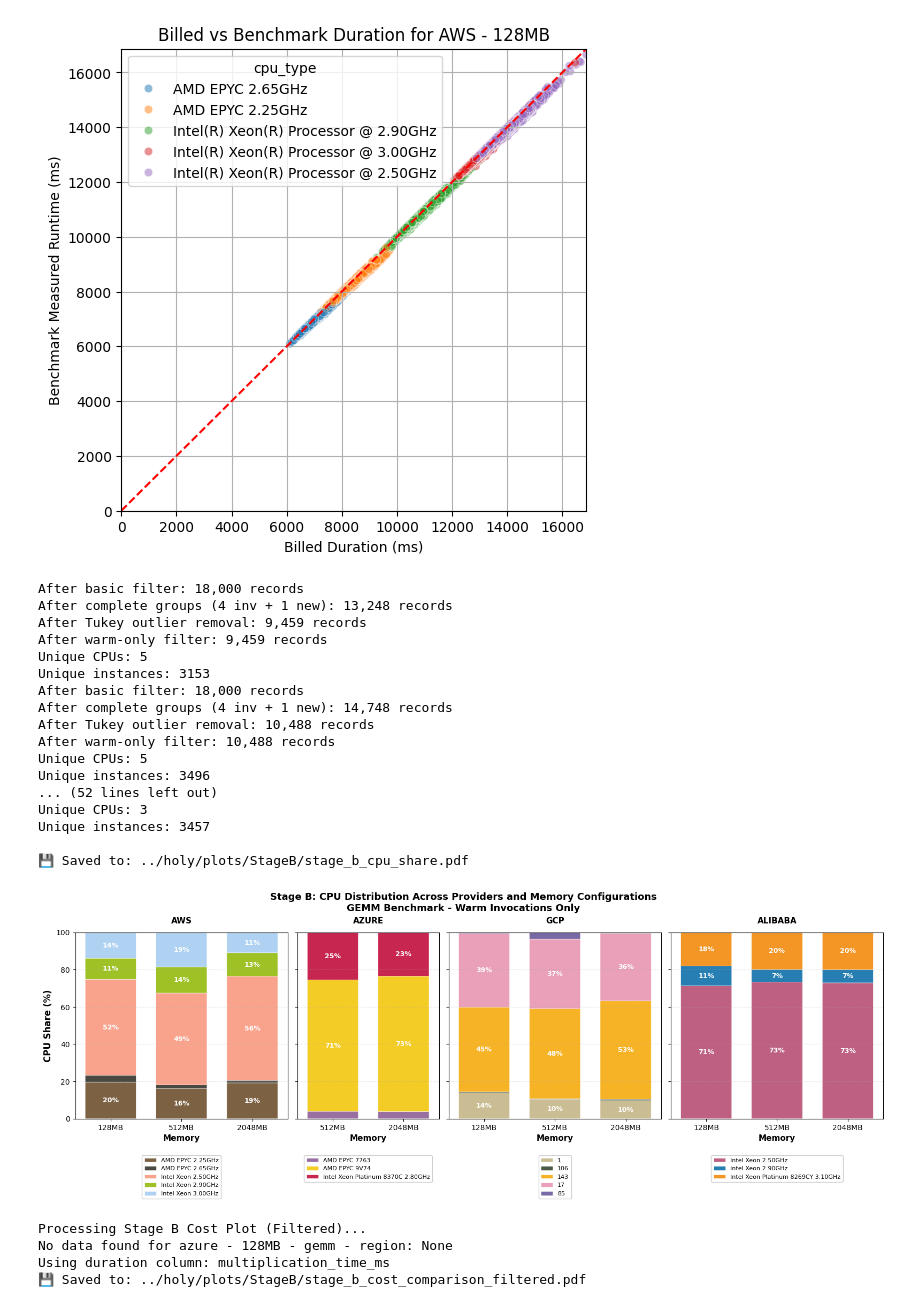
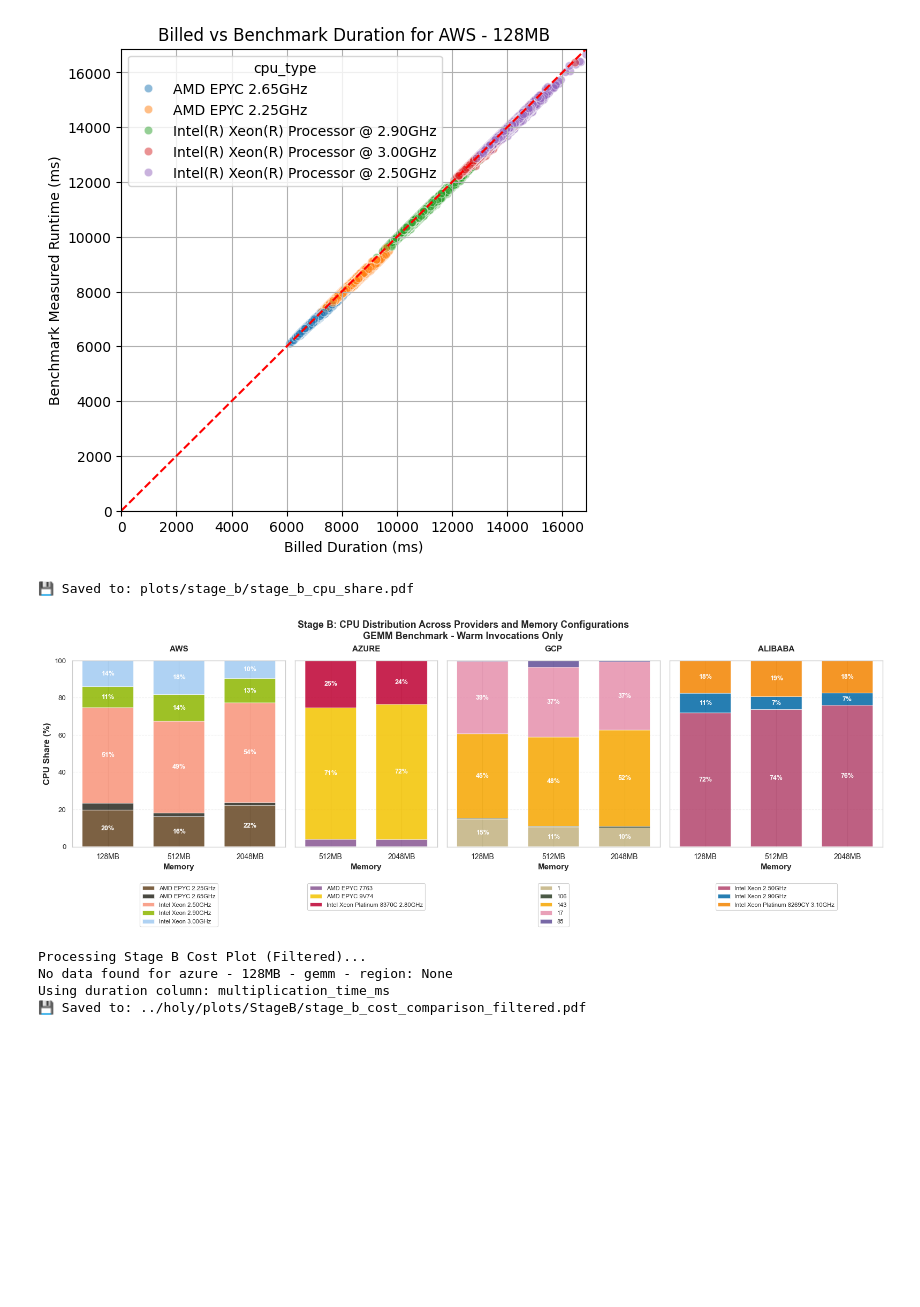
Before and after one commit to Persists/classifaas-results, a Jupyter notebook: stage_b.ipynb, the cells around one changed output. Saved outputs shown, nothing was run; the diff lists cells and outputs as text; code cells hidden in the pictures; blank space fills up the shorter version.

```diff
--- a/stage_b.ipynb
+++ b/stage_b.ipynb
@@ -163,6 +163,7 @@ import pandas as pd
 import numpy as np
 from matplotlib.patches import FancyBboxPatch
 from helpers.cpus import shorten_cpu_name, get_cpu_color
+from helpers.benchmark import filter_cpu_data
 
 def plot_stage_b_cpu_share(df, save_dir="../holy/plots/StageB"):
     """
@@ -187,7 +188,14 @@ def plot_stage_b_cpu_share(df, save_dir="../holy/plots/StageB"):
         provider_memory_sizes = [512, 2048] if provider == "azure" else memory_sizes
 
         for memory_size in provider_memory_sizes:
-            df_filtered = filter_stage_cpu_data(df, provider, memory_size, benchmark=benchmark)
+            df_filtered =  filter_cpu_data(
+                df,
+                provider=provider,
+                memory_size=memory_size,
+                benchmark=benchmark,
+                group_on_timestamp=False, # As requested
+                remove_cold=True          # As requested
+            )
 
             if df_filtered.empty:
                 print(f"⚠️  No data for {provider} {memory_size}MB")
@@ -311,52 +319,36 @@ def plot_stage_b_cpu_share(df, save_dir="../holy/plots/StageB"):
             handles = [entry[0] for entry in legend_entries.values()]
             labels = [entry[1] for entry in legend_entries.values()]
             ax.legend(handles, labels,
                      loc='upper center', bbox_to_anchor=(0.5, -0.18),
                      framealpha=0.95, fontsize=8, ncol=1)
 
     # Set y-axis label only on leftmost plot
     axes[0].set_ylabel("CPU Share (%)", fontweight='bold', fontsize=12)
 
     # Title with more spacing to avoid overlap
     fig.suptitle("Stage B: CPU Distribution Across Providers and Memory Configurations\n"
                  "GEMM Benchmark - Warm Invocations Only",
                  fontsize=13, fontweight='bold', y=0.985)
 
     plt.tight_layout()
     plt.subplots_adjust(top=0.86, bottom=0.28, wspace=0.05)
 
     # Save
     if save_dir:
         import os
         os.makedirs(save_dir, exist_ok=True)
         out_path = os.path.join(save_dir, "stage_b_cpu_share.pdf")
         plt.savefig(out_path, bbox_inches="tight", format='pdf')
         print(f"\n💾 Saved to: {out_path}")
 
     plt.show()
 
 
 # Usage:
-plot_stage_b_cpu_share(df)
+plot_stage_b_cpu_share(df, save_dir="plots/stage_b")
 # %% [output]
-After basic filter: 18,000 records
-After complete groups (4 inv + 1 new): 13,248 records
-After Tukey outlier removal: 9,459 records
-After warm-only filter: 9,459 records
-Unique CPUs: 5
-Unique instances: 3153
-After basic filter: 18,000 records
-After complete groups (4 inv + 1 new): 14,748 records
-After Tukey outlier removal: 10,488 records
-After warm-only filter: 10,488 records
-Unique CPUs: 5
-Unique instances: 3496
-... (52 lines left out)
-Unique CPUs: 3
-Unique instances: 3457
-
-💾 Saved to: ../holy/plots/StageB/stage_b_cpu_share.pdf
+💾 Saved to: plots/stage_b/stage_b_cpu_share.pdf
-[figure, old version]
+[figure, new version]
 # %%
 import matplotlib.pyplot as plt
 import seaborn as sns
```
Also changed, not shown: parts of 5 cells of this notebook, 14 other files.
